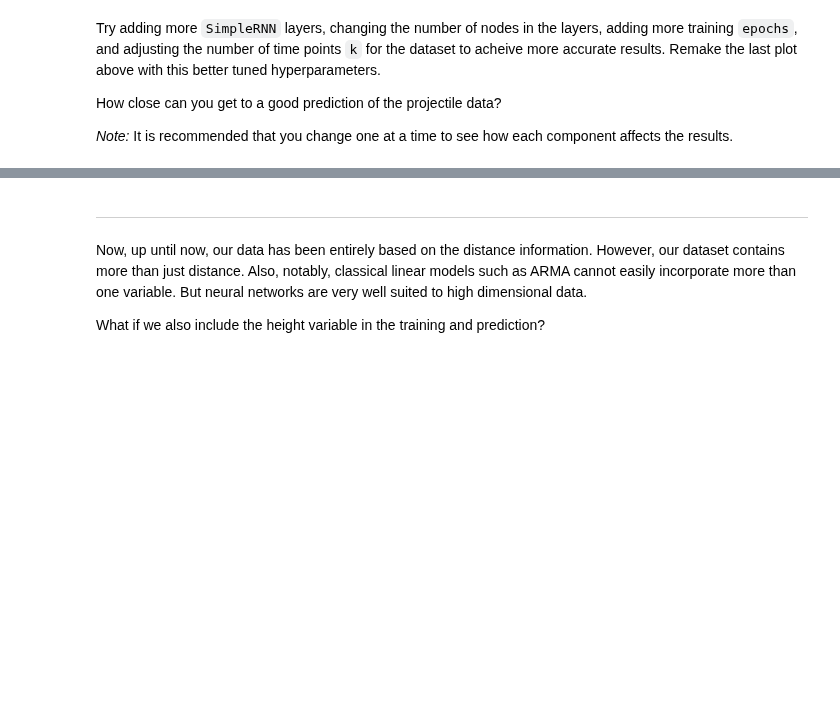
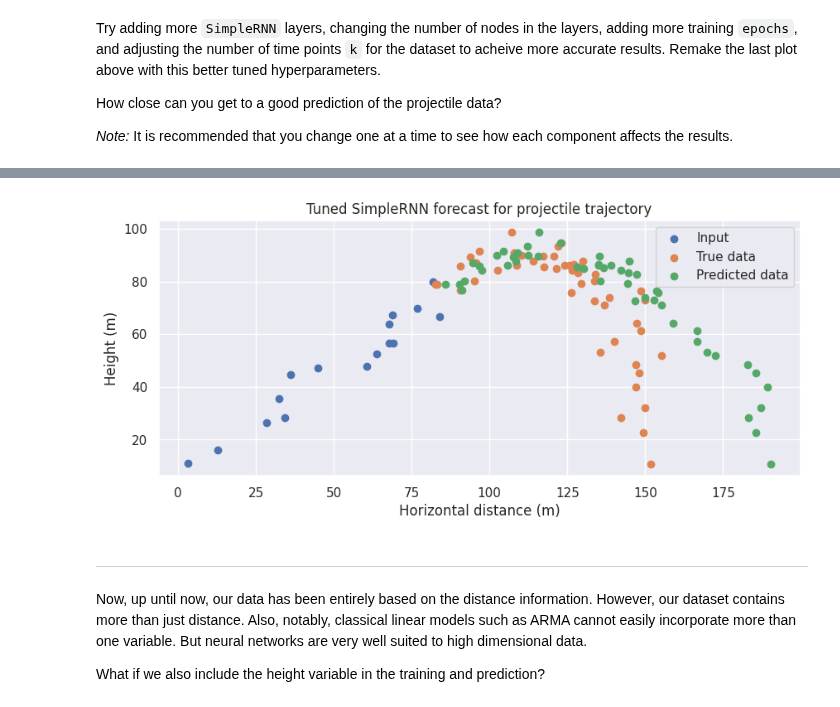
Before and after one commit to hcc7402/Phys503-Work-Campos, a Jupyter notebook: homework_10.ipynb, the cells around one changed output, grey strips where cells are left out. Saved outputs shown, nothing was run; the diff lists cells and outputs as text; code cells hidden in the pictures; blank space fills up the shorter version.

```diff
--- a/homework_10.ipynb
+++ b/homework_10.ipynb
@@ -246,0 +262,97 @@ raise NotImplementedError()
+# %%
+# Choose a larger input window and a slightly deeper / wider network
+k = 5
+
+keras.utils.set_random_seed(0)
+
+# Recompute stationary distance series
+original_distance = test_launch["Distance (m)"].shift()
+distance = test_launch["Distance (m)"] - test_launch["Distance (m)"].shift()
+
+# Take the first quarter of the data (stationary)
+quarter_distance = np.array(distance.iloc[1:17])      # stationary distance
+quarter_height   = np.array(test_launch["Height (m)"].iloc[1:17])
+
+# Organize data for the recurrent neural network
+distance_in = []
+distance_out = []
+
+for i in range(len(quarter_distance) - k):
+    # Take k samples at time t_i ... t_{i+k-1}
+    distance_in.append(quarter_distance[i:i+k].reshape((k, 1)))
+    # Get function output at time t_{i+k}
+    distance_out.append(quarter_distance[i + k])
+
+distance_in  = np.array(distance_in)
+distance_out = np.array(distance_out)
+
+# Build a somewhat deeper SimpleRNN model
+x = keras.layers.Input(shape=(k, 1))
+y = keras.layers.SimpleRNN(32, activation="tanh", return_sequences=True)(x)
+y = keras.layers.SimpleRNN(16, activation="tanh", return_sequences=True)(y)
+y = keras.layers.SimpleRNN(1,  activation="linear", return_sequences=False)(y)
+
+distance_model = keras.Model(inputs=x, outputs=y)
+
+# Train model
+distance_model.compile(
+    optimizer = keras.optimizers.Adam(learning_rate=1e-3),
+    loss      = keras.losses.MeanSquaredError()
+)
+
+history = distance_model.fit(
+    distance_in,
+    distance_out,
+    batch_size       = 8,
+    epochs           = 3000,
+    validation_split = 0,
+    verbose          = 0,
+    callbacks        = [TqdmCallback(verbose=0)]
+)
+
+# ---------- Forecasting with the tuned model ----------
+
+# Remaining (stationary) distance and height
+data_distance = distance.iloc[17:]
+data_height   = test_launch["Height (m)"].iloc[17:]
+
+# Start from the last k known stationary values
+window = quarter_distance[-k:].copy()
+predictions = []
+
+for _ in range(len(data_distance)):
+    i_input = window.reshape((1, k, 1))
+    next_delta = float(distance_model(i_input))
+    predictions.append(next_delta)
+
+    # Slide the window and append new prediction
+    window = np.roll(window, -1)
+    window[-1] = next_delta
+
+predictions = np.array(predictions)
+
+# ---------- Undo the "stationary" transform ----------
+
+# Recover absolute distances for input and true future data
+shift_quarter_distance = quarter_distance + original_distance.iloc[1:17]
+shift_data_distance    = data_distance    + original_distance.iloc[17:]
+
+# Recover absolute distances for predictions
+shift_predictions = [predictions[0] + original_distance.iloc[17]]
+for pred in predictions[1:]:
+    shift_predictions.append(pred + shift_predictions[-1])
+shift_predictions = np.array(shift_predictions)
+
+# ---------- Remake the final plot ----------
+
+plt.close('all')
+plt.figure(figsize=(10, 4))
+plt.scatter(shift_quarter_distance, quarter_height, label="Input")
+plt.scatter(shift_data_distance,    data_height,   label="True data")
+plt.scatter(shift_predictions,      data_height,   label="Predicted data")
+plt.legend()
+plt.xlabel("Horizontal distance (m)")
+plt.ylabel("Height (m)")
+plt.title("Tuned SimpleRNN forecast for projectile trajectory")
+plt.show()
+# %% [output]
@@ -247,3 +360,4 @@ raise NotImplementedError()
+[figure, added]
 # %% [markdown]
 ----
 
```
Also changed, not shown: parts of 9 cells of this notebook.
